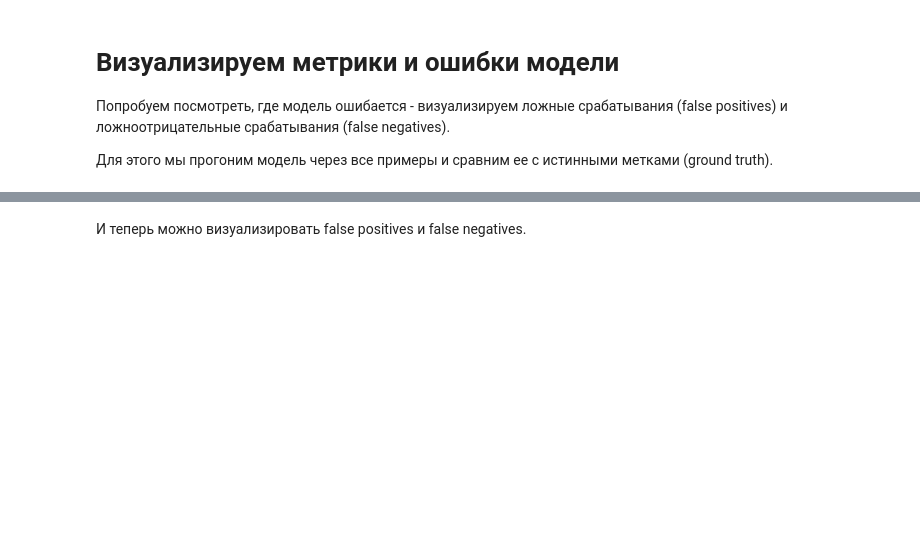
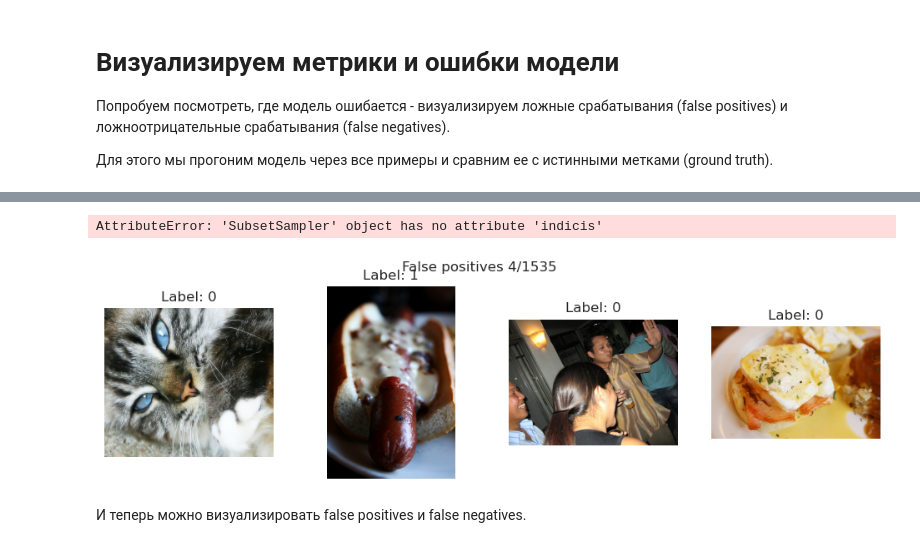
Before and after one commit to mallleo/Hotdog-or-not, a Jupyter notebook: HotdogOrNot (1).ipynb, the cells around one changed output, grey strips where cells are left out. Drawn from its saved outputs; the diff is of its cells as text; code cells hidden in the pictures; blank space fills up the shorter version.

```diff
--- a/HotdogOrNot (1).ipynb
+++ b/HotdogOrNot (1).ipynb
@@ -512,3 +608,14 @@ predictions, gt = evaluate_model(model_conv, train_dataset, val_indices)
+# %%
+a.indicis
+# %% [output]
+AttributeError: 'SubsetSampler' object has no attribute 'indicis'
+# %%
+# TODO: Compute indices of the false positives on the validation set.
+# Note those have to be indices of the original dataset
+false_positive_indices = (np.array(np.where(errors==True))).reshape(-1)
+visualize_samples(orig_dataset, false_positive_indices, "False positives")
+# %% [output]
+[figure, added]
 # %% [markdown]
 И теперь можно визуализировать false positives и false negatives.
 # %%
```
Also changed, not shown: parts of 18 cells of this notebook.
